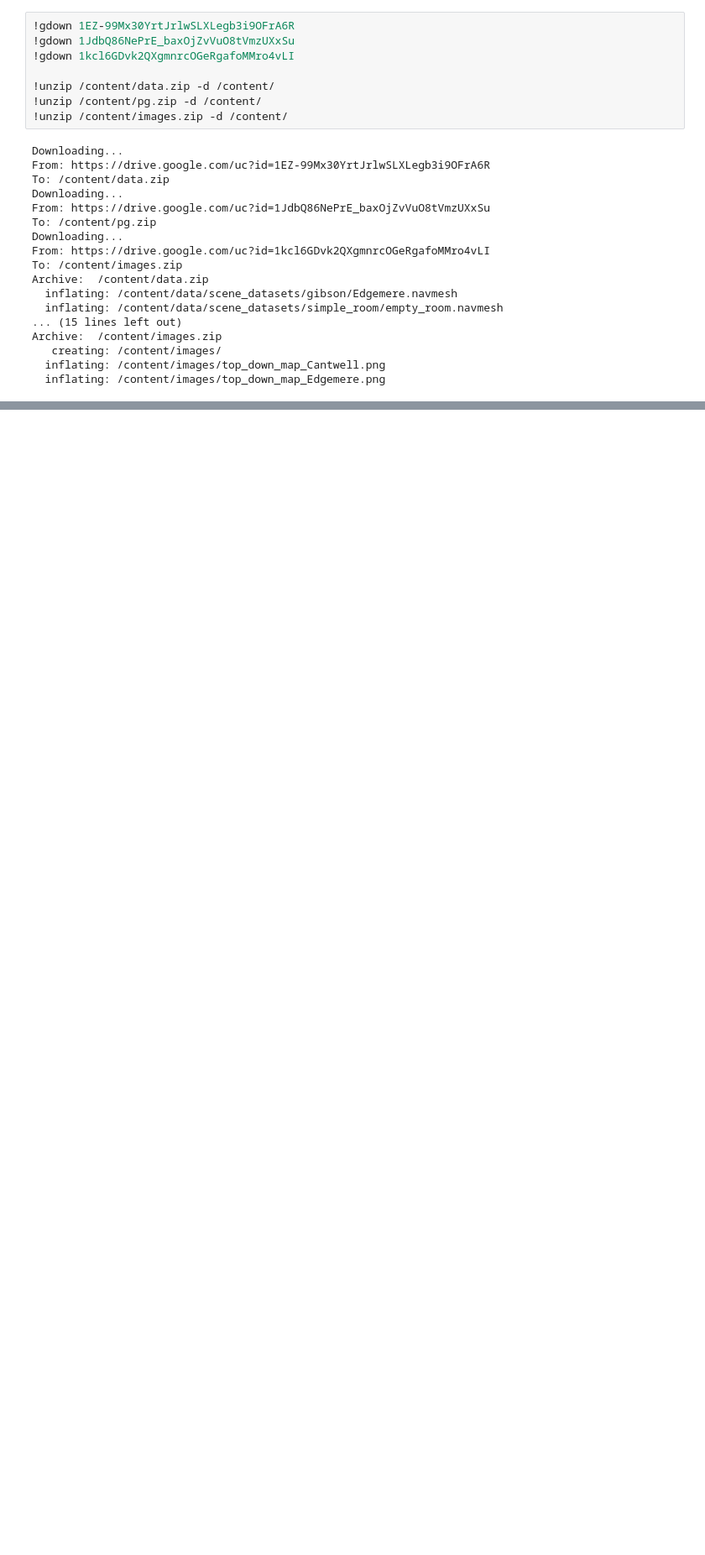
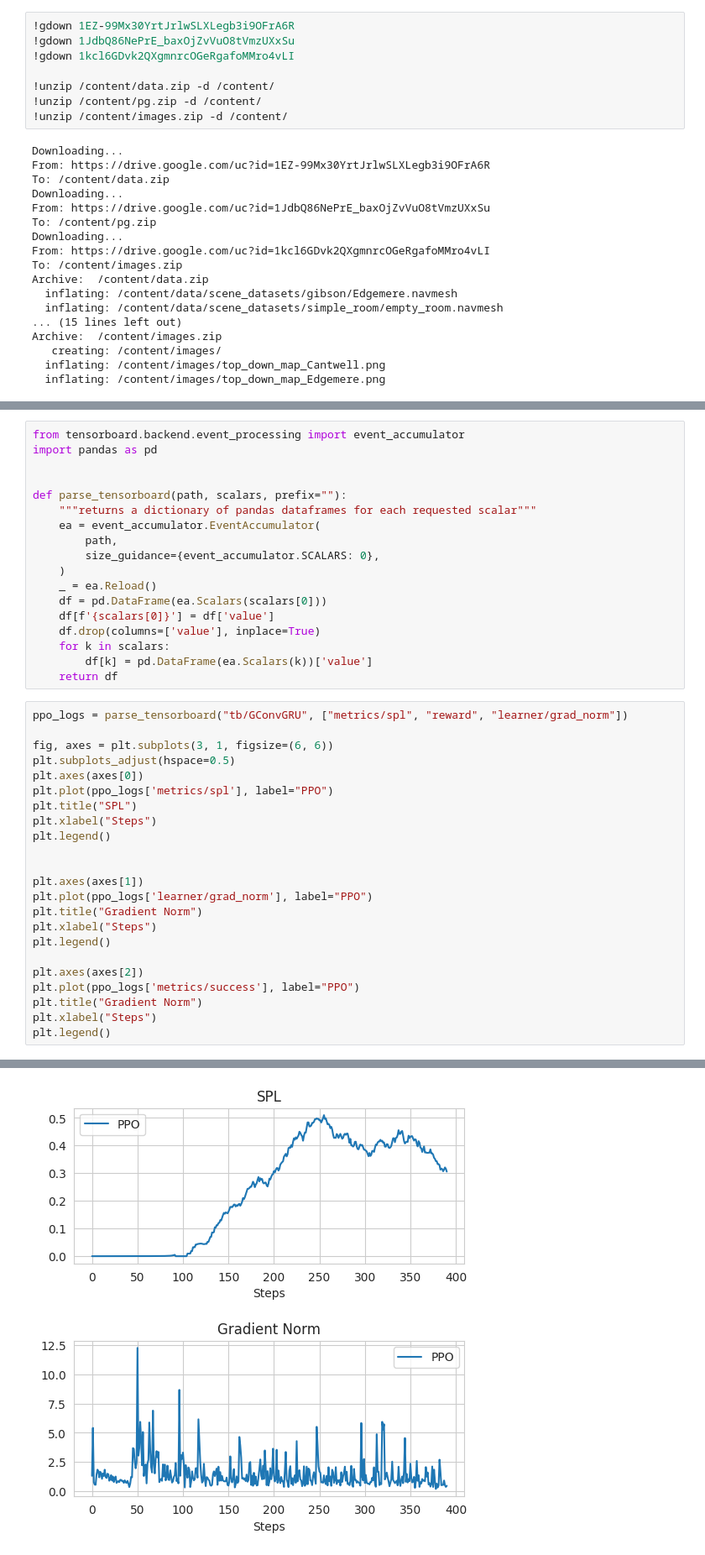
Before and after one commit to Nay-AbiAkl/VisualIntelligence, a Jupyter notebook: working_notebook_ran.ipynb, the cells around one changed output, grey strips where cells are left out. Shown at 84% size. Drawn from its saved outputs; the diff is of its cells as text; blank space fills up the shorter version.

```diff
--- a/working_notebook_ran.ipynb
+++ b/working_notebook_ran.ipynb
@@ -360,0 +407,42 @@ RuntimeError: ignored
+# %%
+from tensorboard.backend.event_processing import event_accumulator
+import pandas as pd
+
+
+def parse_tensorboard(path, scalars, prefix=""):
+    """returns a dictionary of pandas dataframes for each requested scalar"""
+    ea = event_accumulator.EventAccumulator(
+        path,
+        size_guidance={event_accumulator.SCALARS: 0},
+    )
+    _ = ea.Reload()
+    df = pd.DataFrame(ea.Scalars(scalars[0]))
+    df[f'{scalars[0]}'] = df['value']
+    df.drop(columns=['value'], inplace=True)
+    for k in scalars:
+        df[k] = pd.DataFrame(ea.Scalars(k))['value']
+    return df
+# %%
+ppo_logs = parse_tensorboard("tb/GConvGRU", ["metrics/spl", "reward", "learner/grad_norm"])
+
+fig, axes = plt.subplots(3, 1, figsize=(6, 6))
+plt.subplots_adjust(hspace=0.5)
+plt.axes(axes[0])
+plt.plot(ppo_logs['metrics/spl'], label="PPO")
+plt.title("SPL")
+plt.xlabel("Steps")
+plt.legend()
+
+
+plt.axes(axes[1])
+plt.plot(ppo_logs['learner/grad_norm'], label="PPO")
+plt.title("Gradient Norm")
+plt.xlabel("Steps")
+plt.legend()
+
+plt.axes(axes[2])
+plt.plot(ppo_logs['metrics/success'], label="PPO")
+plt.title("Gradient Norm")
+plt.xlabel("Steps")
+plt.legend()
+# %% [output]
@@ -360,0 +450 @@ RuntimeError: ignored
+[figure, added]
```
Also changed, not shown: parts of 15 cells of this notebook.
